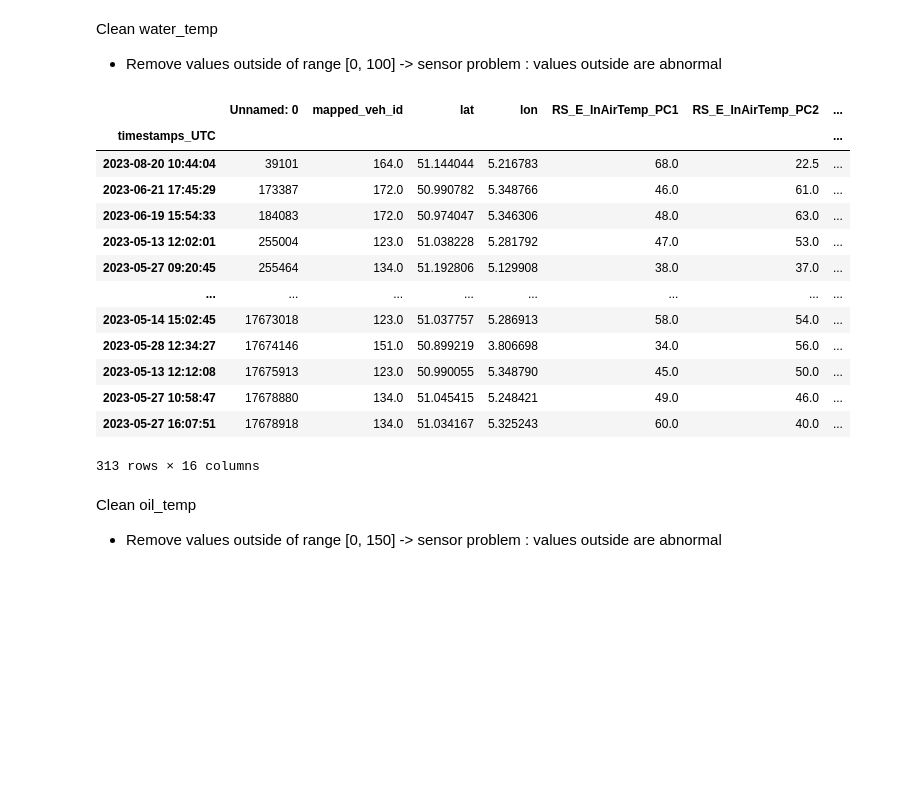
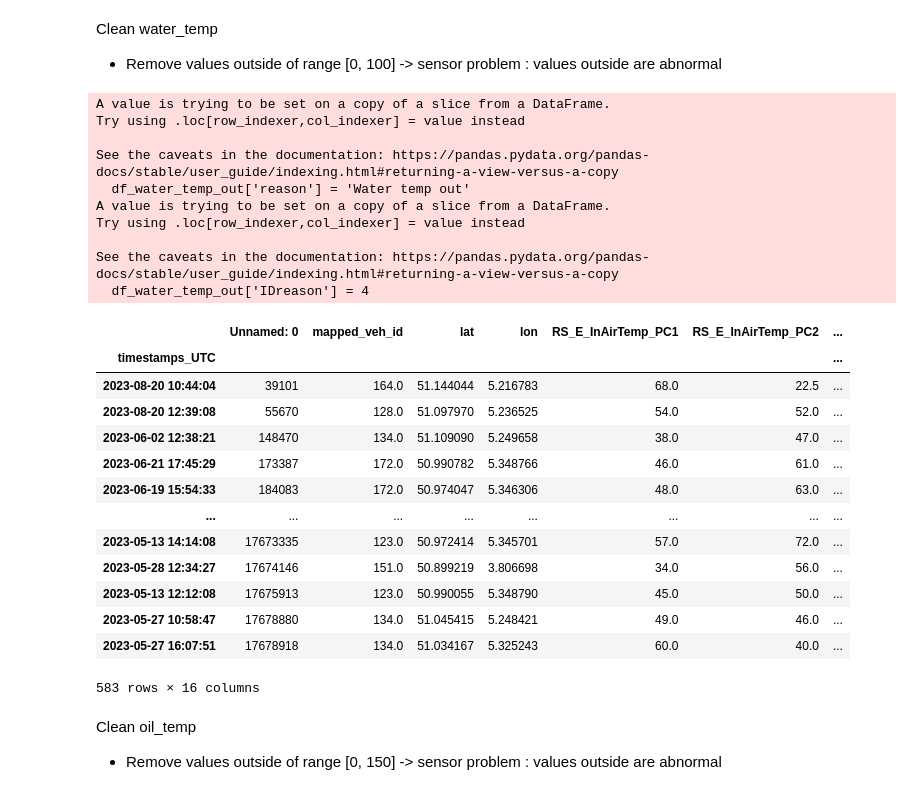
Before and after one commit to koadegno/data-minig-project, a Jupyter notebook: DM_plots.ipynb, the cells around one changed output. Saved outputs shown, nothing was run; the diff lists cells and outputs as text; code cells hidden in the pictures; blank space fills up the shorter version.

```diff
--- a/DM_plots.ipynb
+++ b/DM_plots.ipynb
@@ -9,7 +9,8 @@ Drop duplicates & data from 2022
 # %%
 df = df.drop_duplicates()
 df = df[~df.index.year.isin([2022])]
-df_dropped = df.dropna()
+df = df.dropna()
+df_dropped = df
 # %% [markdown]
 Drop rows where both motors are off
 # %%
@@ -155,28 +176,38 @@ df_oil_press_out
 Clean water_temp
 - Remove values outside of range [0, 100] -> sensor problem : values outside are abnormal
 # %%
-df_water_temp_out = df_dropped[(df_dropped['RS_E_WatTemp_PC1'] < 0) | (df_dropped['RS_E_WatTemp_PC1'] > 100)]
+df_water_temp_out = df[(df['RS_E_WatTemp_PC1'] < 0) | (df['RS_E_WatTemp_PC1'] > 100)]
 df_dropped = df_dropped[(df_dropped['RS_E_WatTemp_PC1'] >= 0) & (df_dropped['RS_E_WatTemp_PC1'] <= 100)]
-df_water_temp_out = df_dropped[(df_dropped['RS_E_WatTemp_PC2'] < 0) | (df_dropped['RS_E_WatTemp_PC2'] > 100)]
+df_water_temp_out = df[(df['RS_E_WatTemp_PC2'] < 0) | (df['RS_E_WatTemp_PC2'] > 100)]
 df_dropped = df_dropped[(df_dropped['RS_E_WatTemp_PC2'] >= 0) & (df_dropped['RS_E_WatTemp_PC2'] <= 100)]
 df_water_temp_out['reason'] = 'Water temp out'
 df_water_temp_out['IDreason'] = 4
 df_water_temp_out
 # %% [output]
+A value is trying to be set on a copy of a slice from a DataFrame.
+Try using .loc[row_indexer,col_indexer] = value instead
+
+See the caveats in the documentation: https://pandas.pydata.org/pandas-docs/stable/user_guide/indexing.html#returning-a-view-versus-a-copy
+  df_water_temp_out['reason'] = 'Water temp out'
+A value is trying to be set on a copy of a slice from a DataFrame.
+Try using .loc[row_indexer,col_indexer] = value instead
+
+See the caveats in the documentation: https://pandas.pydata.org/pandas-docs/stable/user_guide/indexing.html#returning-a-view-versus-a-copy
+  df_water_temp_out['IDreason'] = 4
 |  | Unnamed: 0 | mapped_veh_id | lat | lon | RS_E_InAirTemp_PC1 | RS_E_InAirTemp_PC2 | ... |
 | timestamps_UTC |  |  |  |  |  |  | ... |
 | 2023-08-20 10:44:04 | 39101 | 164.0 | 51.144044 | 5.216783 | 68.0 | 22.5 | ... |
+| 2023-08-20 12:39:08 | 55670 | 128.0 | 51.097970 | 5.236525 | 54.0 | 52.0 | ... |
+| 2023-06-02 12:38:21 | 148470 | 134.0 | 51.109090 | 5.249658 | 38.0 | 47.0 | ... |
 | 2023-06-21 17:45:29 | 173387 | 172.0 | 50.990782 | 5.348766 | 46.0 | 61.0 | ... |
 | 2023-06-19 15:54:33 | 184083 | 172.0 | 50.974047 | 5.346306 | 48.0 | 63.0 | ... |
-| 2023-05-13 12:02:01 | 255004 | 123.0 | 51.038228 | 5.281792 | 47.0 | 53.0 | ... |
-| 2023-05-27 09:20:45 | 255464 | 134.0 | 51.192806 | 5.129908 | 38.0 | 37.0 | ... |
 | ... | ... | ... | ... | ... | ... | ... | ... |
-| 2023-05-14 15:02:45 | 17673018 | 123.0 | 51.037757 | 5.286913 | 58.0 | 54.0 | ... |
+| 2023-05-13 14:14:08 | 17673335 | 123.0 | 50.972414 | 5.345701 | 57.0 | 72.0 | ... |
 | 2023-05-28 12:34:27 | 17674146 | 151.0 | 50.899219 | 3.806698 | 34.0 | 56.0 | ... |
 | 2023-05-13 12:12:08 | 17675913 | 123.0 | 50.990055 | 5.348790 | 45.0 | 50.0 | ... |
 | 2023-05-27 10:58:47 | 17678880 | 134.0 | 51.045415 | 5.248421 | 49.0 | 46.0 | ... |
 | 2023-05-27 16:07:51 | 17678918 | 134.0 | 51.034167 | 5.325243 | 60.0 | 40.0 | ... |
-313 rows × 16 columns
+583 rows × 16 columns
 # %% [markdown]
 Clean oil_temp
 - Remove values outside of range [0, 150] -> sensor problem : values outside are abnormal
```
Also changed, not shown: parts of 5 cells of this notebook, 1 other file.
